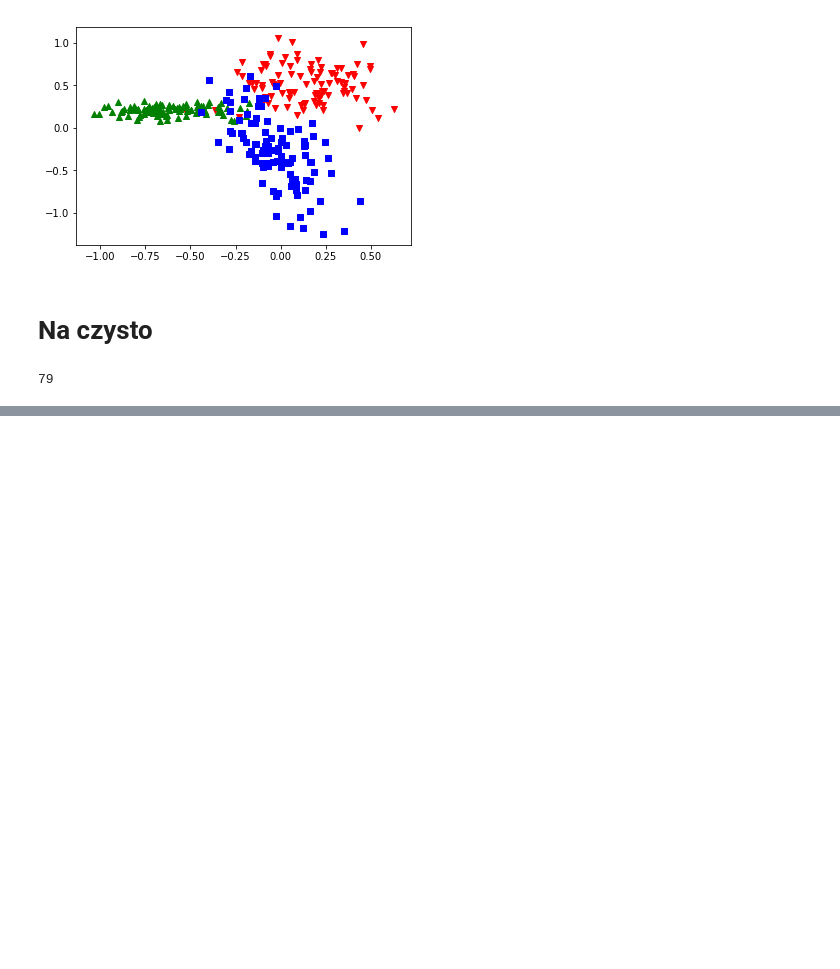
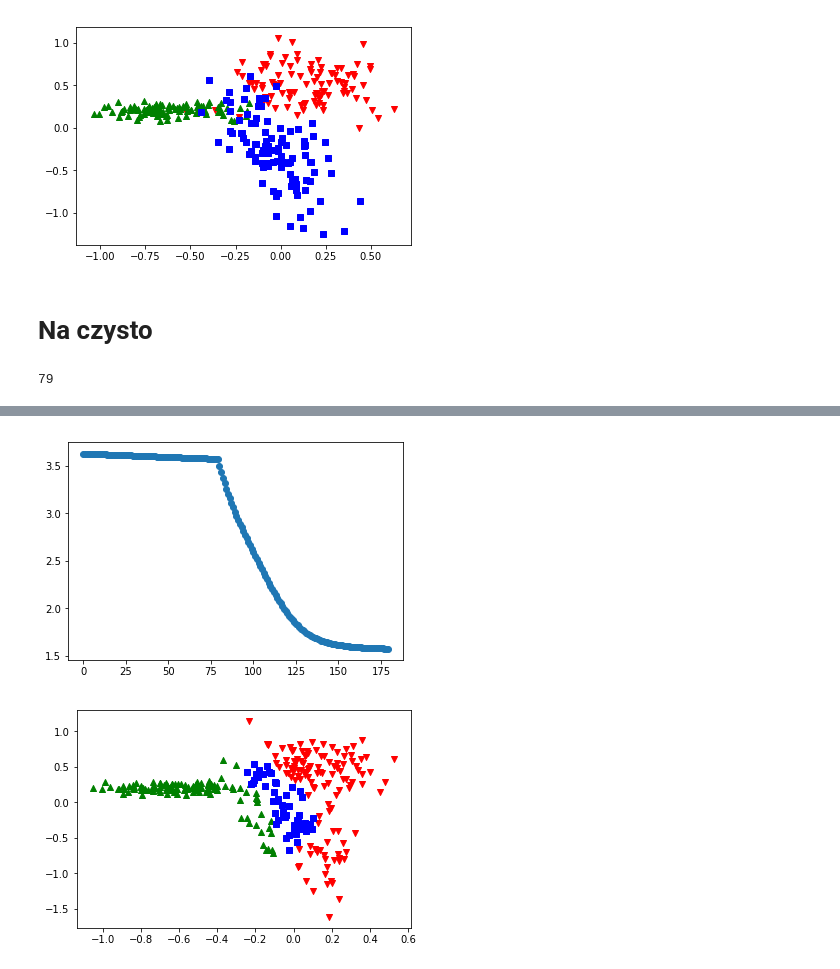
Before and after one commit to OlafSk/MGU2019, a Jupyter notebook: tests_ThreeGauss.ipynb, the cells around one changed output, grey strips where cells are left out. Cells and saved outputs as stored; diff of their text form; code cells hidden in the pictures; blank space fills up the shorter version.

```diff
--- a/tests_ThreeGauss.ipynb
+++ b/tests_ThreeGauss.ipynb
@@ -165,3 +156,8 @@ plot_scatter(test_set, nn.forward_pass(test_set).argmax(axis=1))
+# %%
+plot_results(nn2, train_loss21+train_loss22, test_set)
+# %% [output]
+[figure, added]
+[figure, added]
 # %%
 train_loss23, test_loss23, _ = nn2.train(
     train_set, one_hot_encode(train_labels, 3),
```
Also changed, not shown: parts of 26 cells of this notebook.
